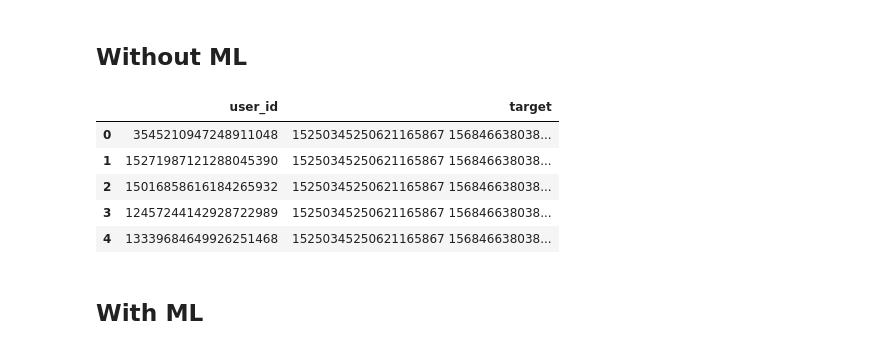
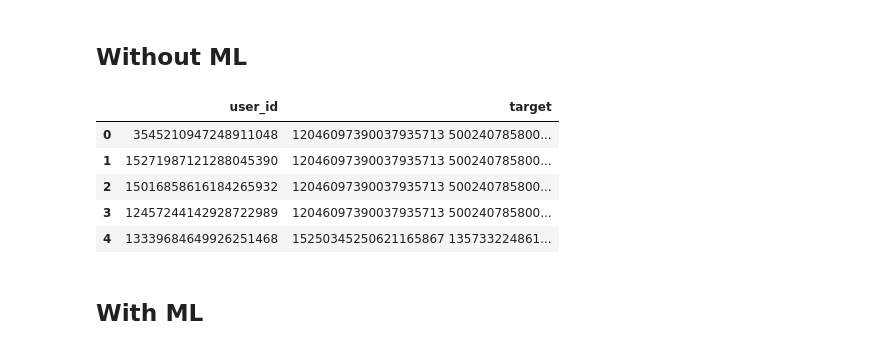
Before and after one commit to yandex/mlcup, a Jupyter notebook: recsys/baseline.ipynb, the cells around one changed output. Drawn from its saved outputs; the diff is of its cells as text; code cells hidden in the pictures.

```diff
--- a/recsys/baseline.ipynb
+++ b/recsys/baseline.ipynb
@@ -835,32 +837,39 @@ Wall time: 522 ms
 Выберем лучший метод на валидации, переобучим его на всей выборке и сделаем предсказание на тестовой выборке.
 # %% [markdown]
 ## Without ML
+# %%
+# набор отзывов только от туристов
+tourist_reviews = reviews[reviews['rating'] >= 4.0]
+tourist_reviews = tourist_reviews[tourist_reviews['user_city'] != tourist_reviews['org_city']]
+
+# выбираем самые популярные места среди туристов из Москвы и Питера
+msk_orgs = tourist_reviews[tourist_reviews['org_city'] == 'msk']['org_id']
+msk_orgs = msk_orgs.value_counts().index[:N].to_list()
+
+spb_orgs = tourist_reviews[tourist_reviews['org_city'] == 'spb']['org_id']
+spb_orgs = spb_orgs.value_counts().index[:N].to_list()
+
+
+msk_orgs = str(' '.join(map(str, msk_orgs)))
+spb_orgs = str(' '.join(map(str, spb_orgs)))
 # %%
 test_users = pd.read_csv('data/test_users.csv')
 test_users['city'] = test_users.merge(users, on='user_id')['city']
-
-tourist_reviews = reviews[(reviews['ts'] > 900) & (reviews['user_city'] != reviews['org_city'])]
-
-msk_orgs = extract_top_by_rubrics(tourist_reviews[tourist_reviews['org_city'] == 'msk'], N)
-spb_orgs = extract_top_by_rubrics(tourist_reviews[tourist_reviews['org_city'] == 'spb'], N)
-
-msk_orgs = str(' '.join(map(str, msk_orgs)))
-spb_orgs = str(' '.join(map(str, spb_orgs)))
 # %%
-choose = lambda x: spb_orgs if x['user_id'] == 'msk' else msk_orgs
+choose = lambda x: spb_orgs if x['city'] == 'msk' else msk_orgs
 target = test_users.apply(choose, axis=1)
 
 predictions = test_users[['user_id']]
 predictions['target'] = target
 
 predictions.head()
 # %% [output]
 |  | user_id | target |
-| 0 | 3545210947248911048 | 15250345250621165867 156846638038... |
-| 1 | 15271987121288045390 | 15250345250621165867 156846638038... |
-| 2 | 15016858616184265932 | 15250345250621165867 156846638038... |
-| 3 | 12457244142928722989 | 15250345250621165867 156846638038... |
-| 4 | 13339684649926251468 | 15250345250621165867 156846638038... |
+| 0 | 3545210947248911048 | 12046097390037935713 500240785800... |
+| 1 | 15271987121288045390 | 12046097390037935713 500240785800... |
+| 2 | 15016858616184265932 | 12046097390037935713 500240785800... |
+| 3 | 12457244142928722989 | 12046097390037935713 500240785800... |
+| 4 | 13339684649926251468 | 15250345250621165867 135733224861... |
 # %%
 predictions.to_csv('answers.csv', index=None)
 # %% [markdown]
```
Also changed, not shown: parts of 9 cells of this notebook.
